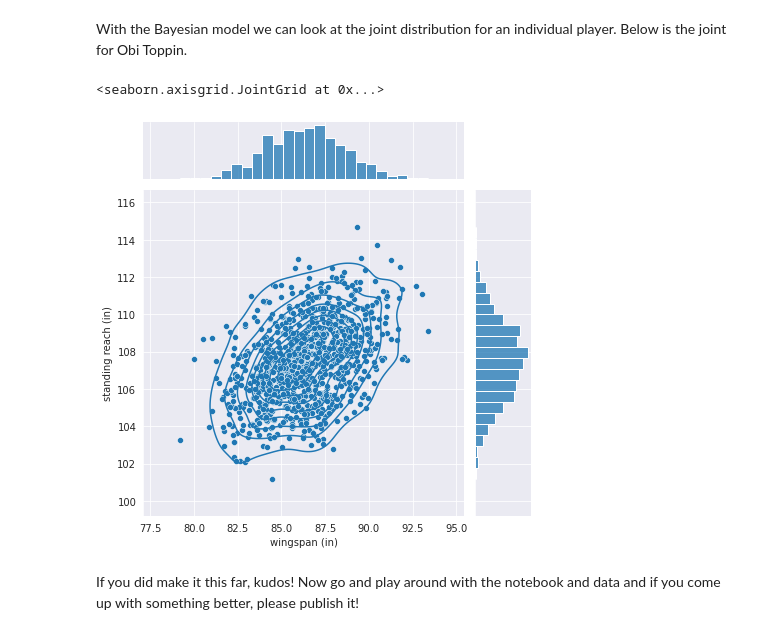
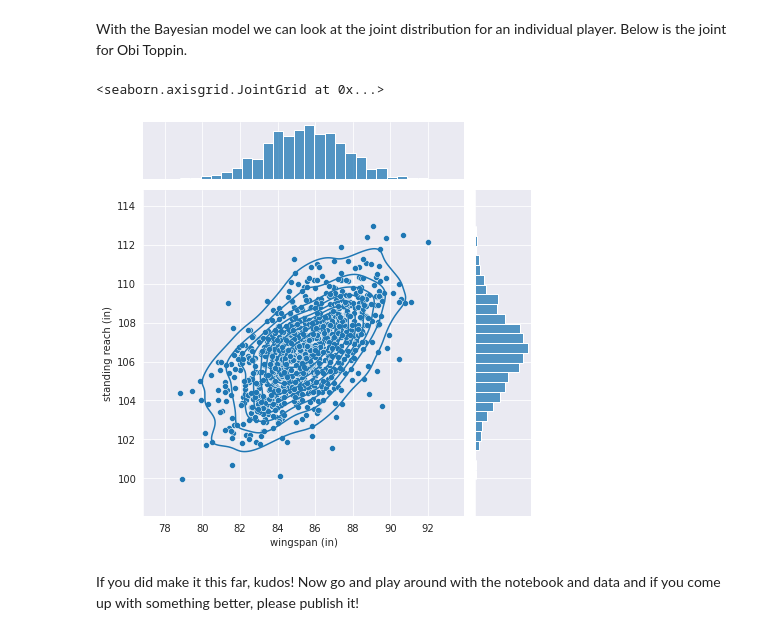
Before and after one commit to EvanZ/draft_measurements_model, a Jupyter notebook: measurements.ipynb, the cells around one changed output. Cells and saved outputs as stored; diff of their text form; code cells hidden in the pictures.

```diff
--- a/measurements.ipynb
+++ b/measurements.ipynb
@@ -93,6 +93,6 @@ I used the [py_ball package](https://github.com/basketballrelativity/py_ball) to
 # draft_df['HEIGHT_WO_SHOES'].replace('', np.nan, inplace=True)
 # draft_df = draft_df.dropna(subset=['WEIGHT','HEIGHT_WO_SHOES','WINGSPAN','STANDING_REACH'],)
 # draft_df.to_csv('data/historical_draft_data.csv')
-pd.read_csv('data/historical_draft_data.csv')
+draft_df = pd.read_csv('data/historical_draft_data.csv')
 draft_df.head()
 # %% [output]
@@ -322,7 +321,7 @@ This is the part where you can tune out or stop reading if you only came here fo
 As shown in the code below $\beta$ encodes the standard linear regression coefficients and $B0$ represents the intercepts. The way we model the correlation between the outputs wingspan and standing reach is to use a `MultivariateNormal` distribution with a covariance that is inferred by the data. Essentially the most important random variable here is `L` which is the `LKJCorrCholesky` prior on the covariance matrix.
 # %%
 def model(x, y=None):
-    β = pyro.sample("β", dist.Normal(torch.zeros(x.shape[1],2),torch.ones(x.shape[1],2)).to_event(2))
+    β = pyro.sample("β", dist.Normal(torch.zeros(x.shape[1],2),torch.ones(x.shape[1],2)))
     B0 = pyro.sample("B0", dist.Normal(torch.zeros(2,),torch.ones(2,)))
     μ = torch.matmul(x,β) +  B0
     θ = pyro.sample("θ", dist.HalfNormal(torch.ones(2)))
@@ -454,11 +452,11 @@ efe-abogidi (6'9" ht 225 wt) => 7'1.0" ws 8'11.3" sr
 # %% [markdown]
 With the Bayesian model we can look at the joint distribution for an individual player. Below is the joint for Obi Toppin.
 # %%
-g = sns.jointplot(x=skipped_samples['obs'][:,0,0].detach().numpy(),y=skipped_samples['obs'][:,0,1].detach().numpy()).plot_joint(sns.kdeplot)
+g = sns.jointplot(x=skipped_mcmc['obs'][:,0,0].detach().numpy(),y=skipped_mcmc['obs'][:,0,1].detach().numpy()).plot_joint(sns.kdeplot)
 g.set_axis_labels(xlabel='wingspan (in)',ylabel='standing reach (in)')
 # %% [output]
 <seaborn.axisgrid.JointGrid at 0x...>
-[figure, old version]
+[figure, new version]
 # %% [markdown]
 If you did make it this far, kudos! Now go and play around with the notebook and data and if you come up with something better, please publish it!
 # %% [markdown]
```
Also changed, not shown: parts of 13 cells of this notebook, 2 other files.
